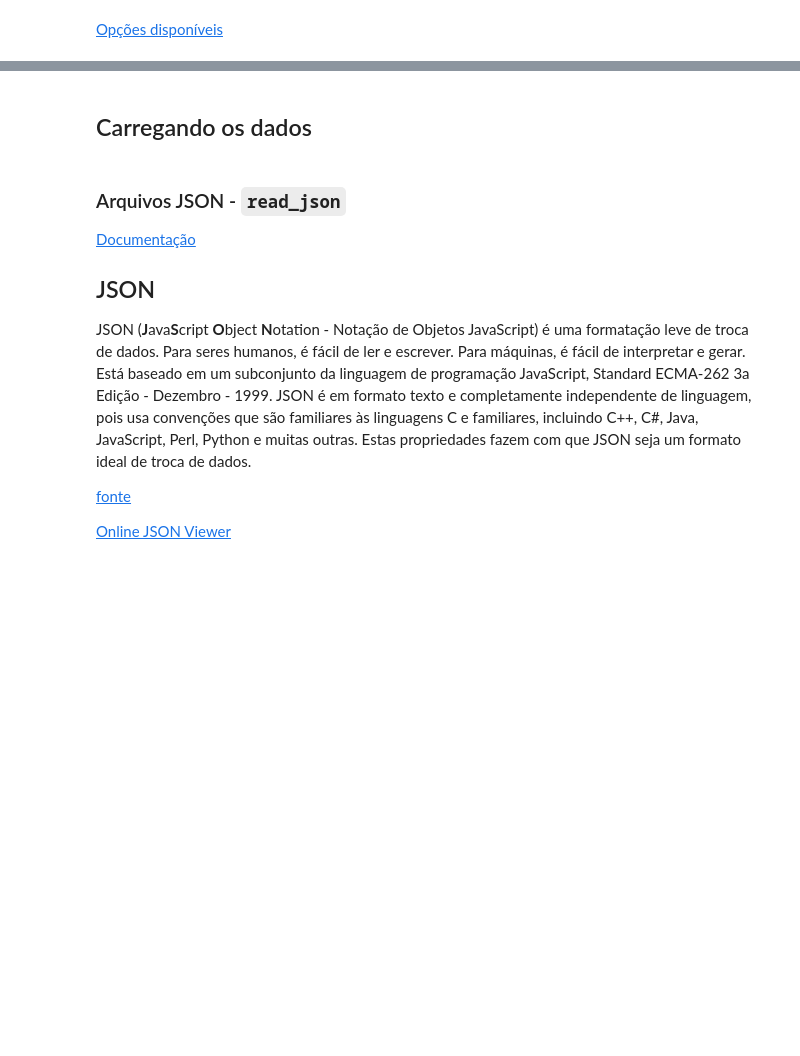
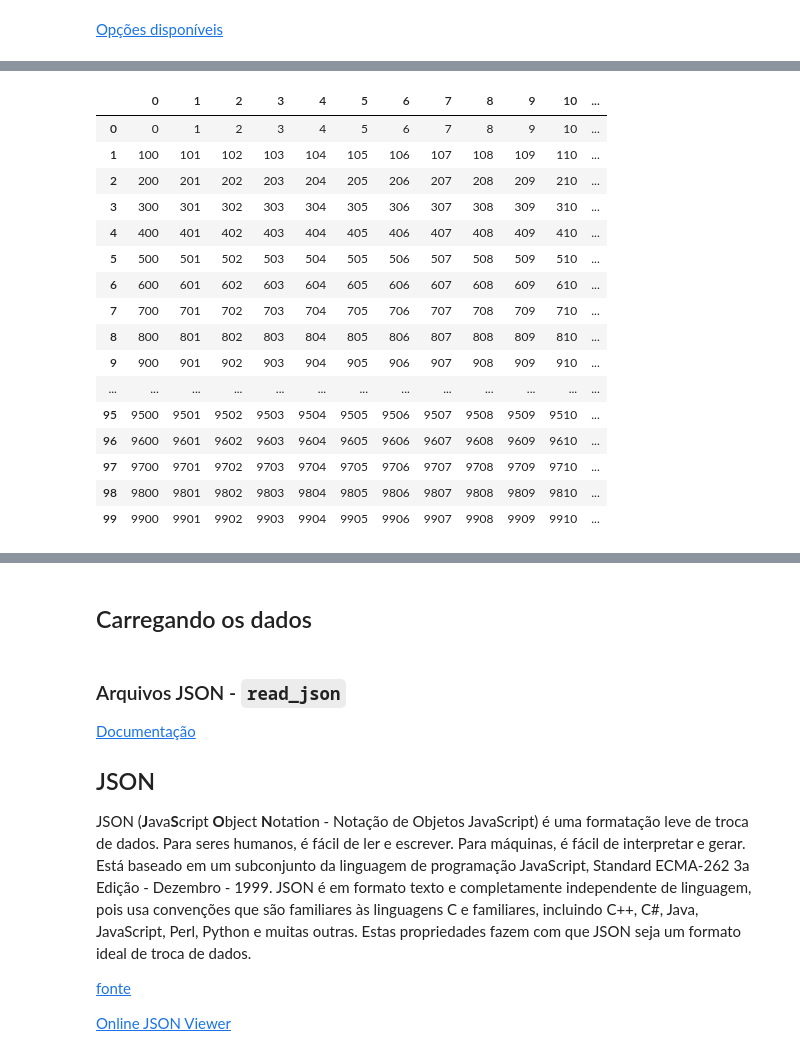
Before and after one commit to Marlon-Santiago/Pandas_TCA, a Jupyter notebook: Projeto.ipynb, the cells around one changed output, grey strips where cells are left out. Cells and saved outputs as stored; diff of their text form; code cells hidden in the pictures; blank space fills up the shorter version.

```diff
--- a/Projeto.ipynb
+++ b/Projeto.ipynb
@@ -22,0 +46,6 @@ pd.__version__
+# %%
+import numpy as np
+
+df = pd.DataFrame(np.arange(10000).reshape(100, 100))
+
+df
@@ -22,0 +66,23 @@ pd.__version__
+# %%
+pd.set_option("display.max_rows", 1000)
+pd.set_option("display.max_columns", 100)
+# %%
+df
+# %% [output]
+|  | 0 | 1 | 2 | 3 | 4 | 5 | 6 | 7 | 8 | 9 | 10 | ... |
+| 0 | 0 | 1 | 2 | 3 | 4 | 5 | 6 | 7 | 8 | 9 | 10 | ... |
+| 1 | 100 | 101 | 102 | 103 | 104 | 105 | 106 | 107 | 108 | 109 | 110 | ... |
+| 2 | 200 | 201 | 202 | 203 | 204 | 205 | 206 | 207 | 208 | 209 | 210 | ... |
+| 3 | 300 | 301 | 302 | 303 | 304 | 305 | 306 | 307 | 308 | 309 | 310 | ... |
+| 4 | 400 | 401 | 402 | 403 | 404 | 405 | 406 | 407 | 408 | 409 | 410 | ... |
+| 5 | 500 | 501 | 502 | 503 | 504 | 505 | 506 | 507 | 508 | 509 | 510 | ... |
+| 6 | 600 | 601 | 602 | 603 | 604 | 605 | 606 | 607 | 608 | 609 | 610 | ... |
+| 7 | 700 | 701 | 702 | 703 | 704 | 705 | 706 | 707 | 708 | 709 | 710 | ... |
+| 8 | 800 | 801 | 802 | 803 | 804 | 805 | 806 | 807 | 808 | 809 | 810 | ... |
+| 9 | 900 | 901 | 902 | 903 | 904 | 905 | 906 | 907 | 908 | 909 | 910 | ... |
+| ... | ... | ... | ... | ... | ... | ... | ... | ... | ... | ... | ... | ... |
+| 95 | 9500 | 9501 | 9502 | 9503 | 9504 | 9505 | 9506 | 9507 | 9508 | 9509 | 9510 | ... |
+| 96 | 9600 | 9601 | 9602 | 9603 | 9604 | 9605 | 9606 | 9607 | 9608 | 9609 | 9610 | ... |
+| 97 | 9700 | 9701 | 9702 | 9703 | 9704 | 9705 | 9706 | 9707 | 9708 | 9709 | 9710 | ... |
+| 98 | 9800 | 9801 | 9802 | 9803 | 9804 | 9805 | 9806 | 9807 | 9808 | 9809 | 9810 | ... |
+| 99 | 9900 | 9901 | 9902 | 9903 | 9904 | 9905 | 9906 | 9907 | 9908 | 9909 | 9910 | ... |
```
Also changed, not shown: parts of 10 cells of this notebook, 2 other files.
